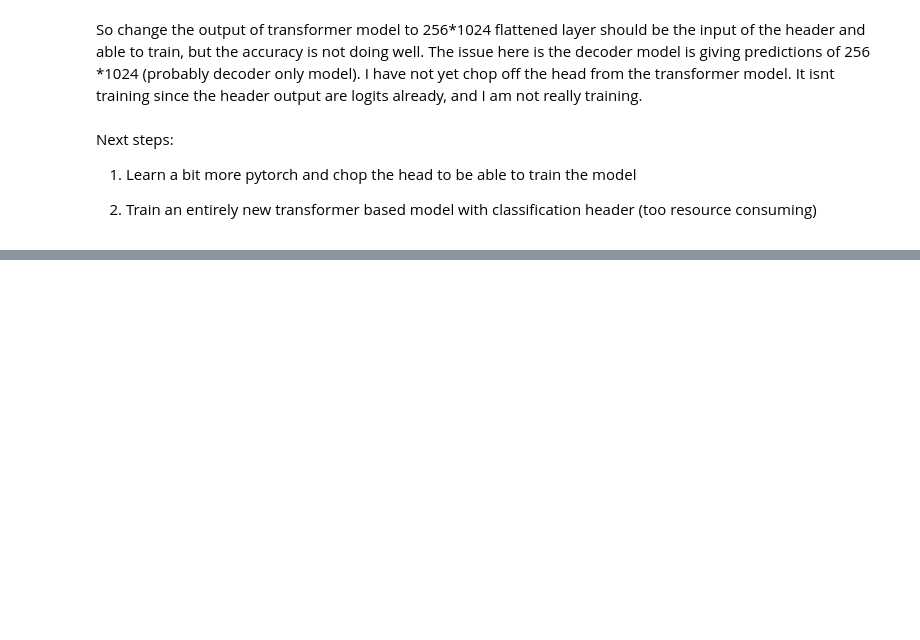
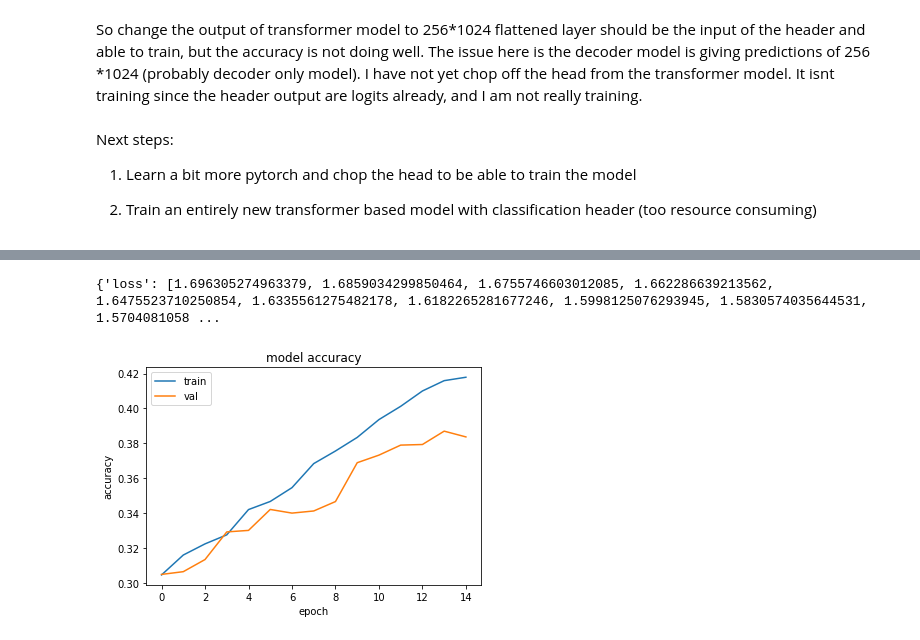
Before and after one commit to user074/EmotionTransformer, a Jupyter notebook: Latent_Transformer.ipynb, the cells around one changed output, grey strips where cells are left out. Drawn from its saved outputs; the diff is of its cells as text; code cells hidden in the pictures; blank space fills up the shorter version.

```diff
--- a/Latent_Transformer.ipynb
+++ b/Latent_Transformer.ipynb
@@ -824,0 +1103,9 @@ Next steps:
+# %%
+
+hist = model.fit(
+    x,
+    y,
+    validation_split=0.2,
+    batch_size=32,
+    epochs=6,
+    verbose=1)
@@ -824,0 +1125,9 @@ Next steps:
+# %%
+
+hist = model.fit(
+    x,
+    y,
+    validation_split=0.2,
+    batch_size=32,
+    epochs=15,
+    verbose=1)
@@ -824,0 +1152,9 @@ Next steps:
+# %%
+
+hist = model.fit(
+    x,
+    y,
+    validation_split=0.2,
+    batch_size=32,
+    epochs=15,
+    verbose=1)
@@ -824,0 +1183,14 @@ Next steps:
+# %%
+print(hist.history)
+# %% [output]
+{'loss': [1.696305274963379, 1.6859034299850464, 1.6755746603012085, 1.662286639213562, 1.6475523710250854, 1.6335561275482178, 1.6182265281677246, 1.5998125076293945, 1.5830574035644531, 1.5704081058 ...
+# %%
+plt.plot(hist.history['accuracy'])
+plt.plot(hist.history['val_accuracy'])
+plt.title('model accuracy')
+plt.ylabel('accuracy')
+plt.xlabel('epoch')
+plt.legend(['train', 'val'], loc='upper left')
+plt.show()
+# %% [output]
+[figure, added]
```
Also changed, not shown: parts of 35 cells of this notebook.
